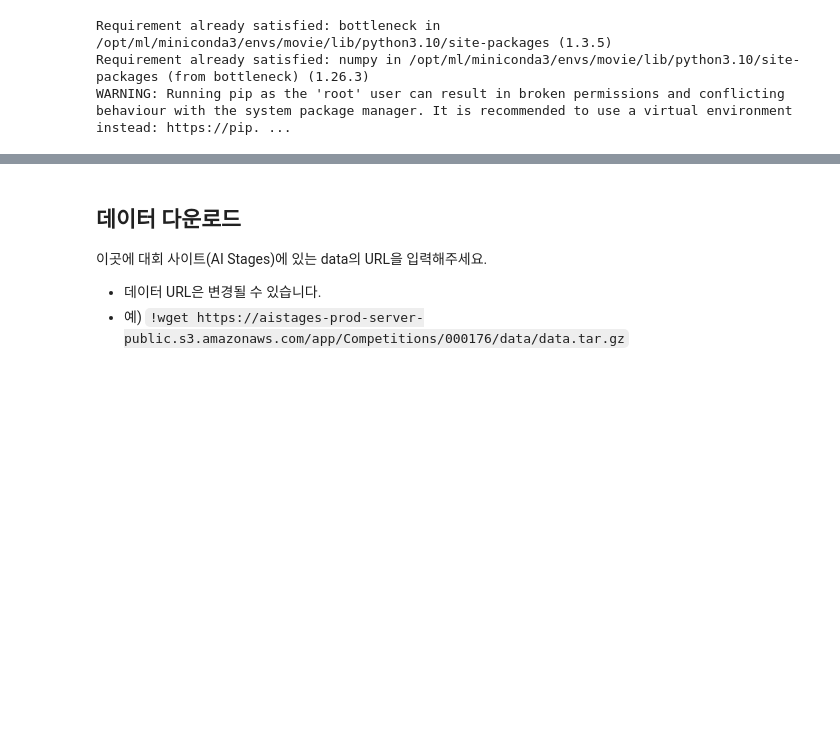
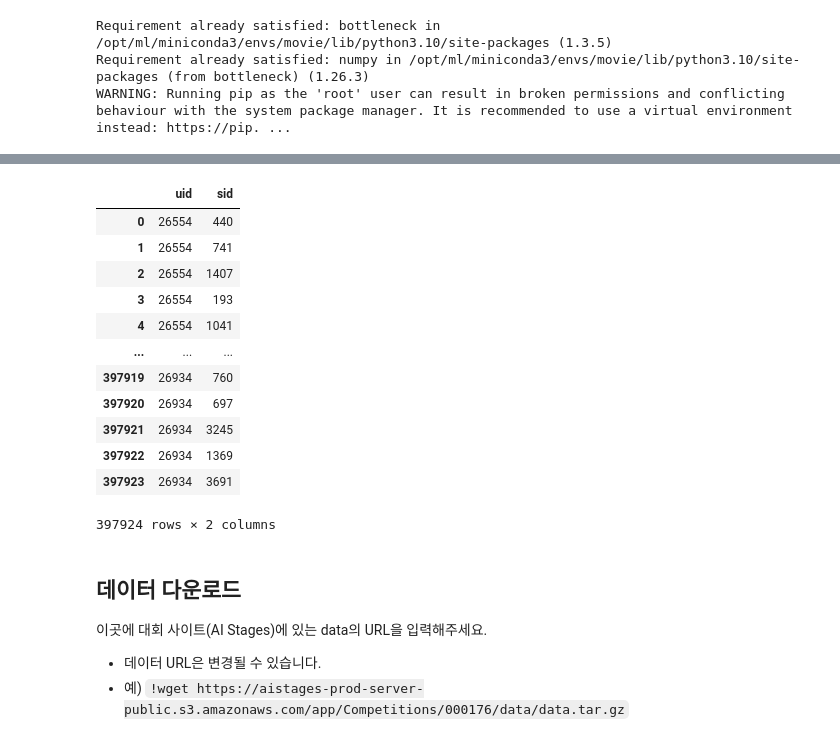
Before and after one commit to boostcampaitech6/level2-movierecommendation-recsys-06, a Jupyter notebook: mission/(미션_2)_Multi_VAE_(정답).ipynb, the cells around one changed output, grey strips where cells are left out. Drawn from its saved outputs; the diff is of its cells as text; code cells hidden in the pictures; blank space fills up the shorter version.

```diff
--- a/mission/(미션_2)_Multi_VAE_(정답).ipynb
+++ b/mission/(미션_2)_Multi_VAE_(정답).ipynb
@@ -43,3 +66,19 @@ import pandas as pd
+# %%
+b
+# %% [output]
+|  | uid | sid |
+| 0 | 26554 | 440 |
+| 1 | 26554 | 741 |
+| 2 | 26554 | 1407 |
+| 3 | 26554 | 193 |
+| 4 | 26554 | 1041 |
+| ... | ... | ... |
+| 397919 | 26934 | 760 |
+| 397920 | 26934 | 697 |
+| 397921 | 26934 | 3245 |
+| 397922 | 26934 | 1369 |
+| 397923 | 26934 | 3691 |
+397924 rows × 2 columns
 # %% [markdown]
 ## 데이터 다운로드
 이곳에 대회 사이트(AI Stages)에 있는 data의 URL을 입력해주세요.
```
Also changed, not shown: parts of 11 cells of this notebook, 6 other files.
